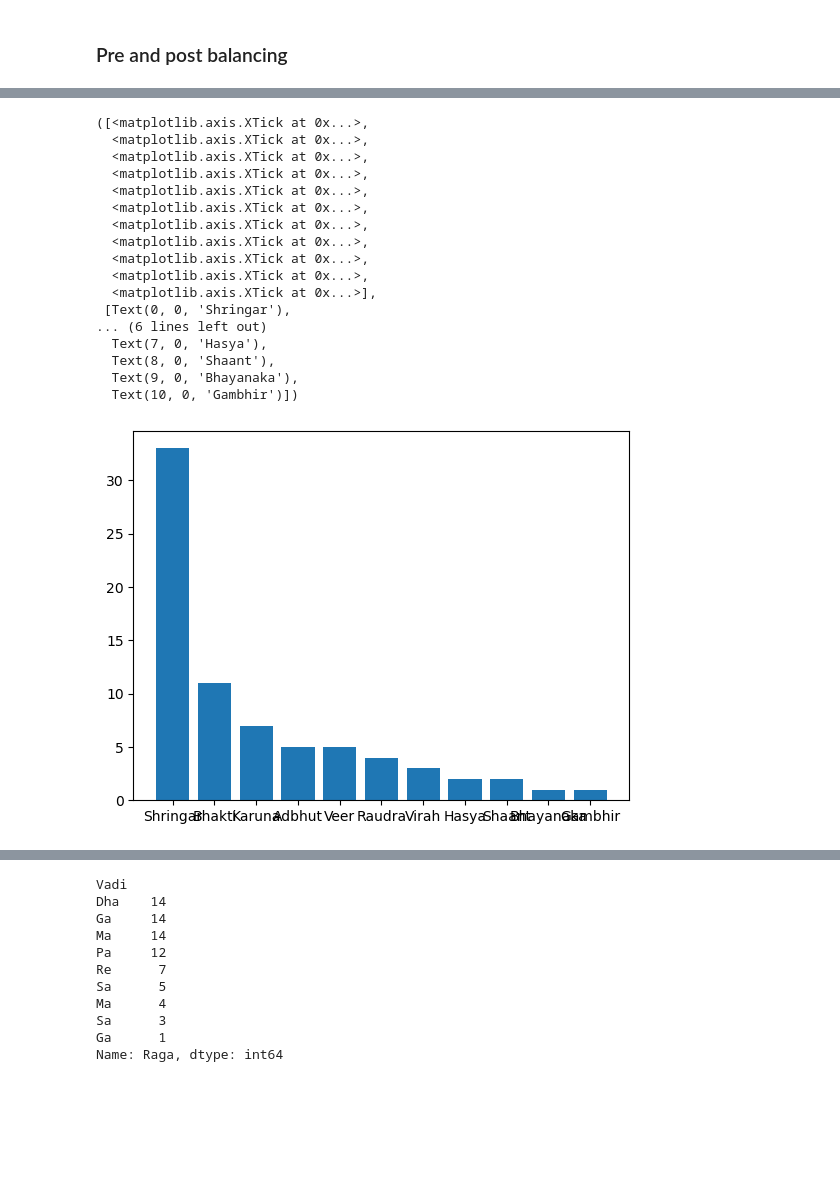
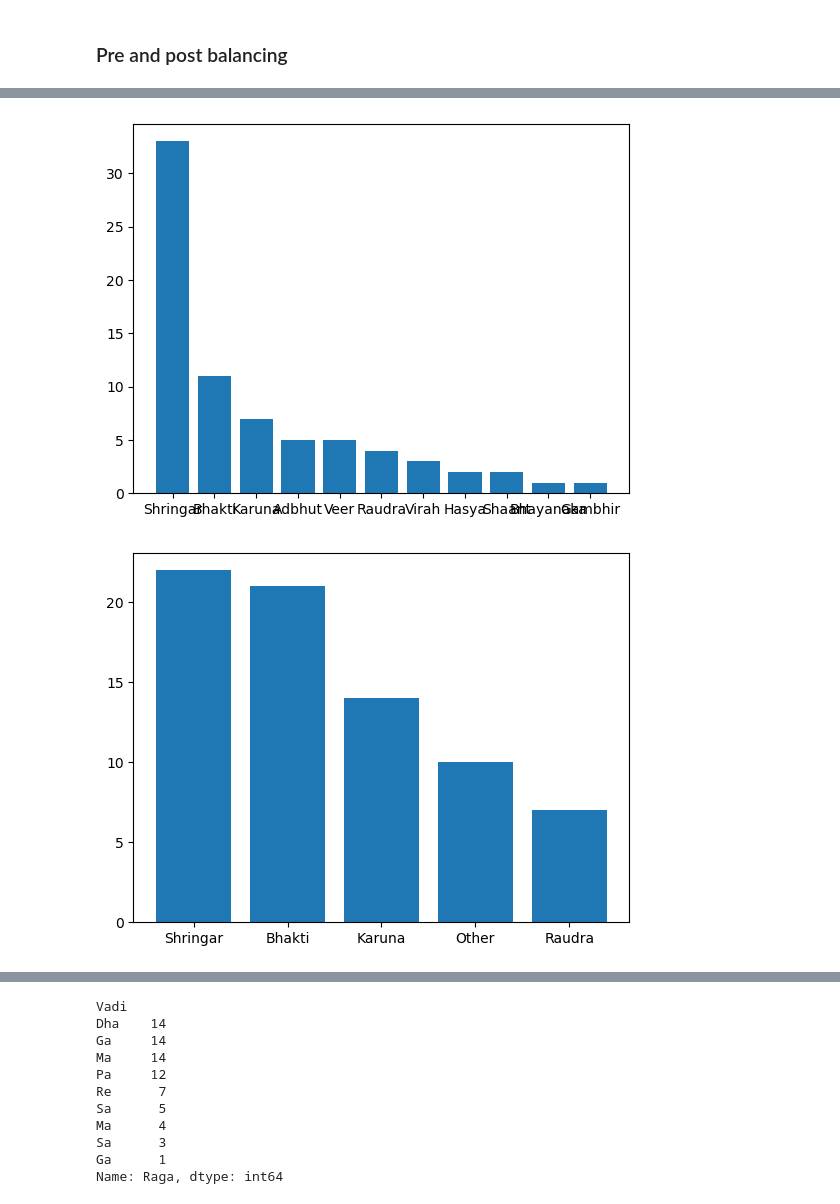
Before and after one commit to rhythmjain/ComputationalMusicology-TheRagaGuide, a Jupyter notebook: Dataset Balancing and plots.ipynb, the cells around one changed output, grey strips where cells are left out. Cells and saved outputs as stored; diff of their text form; code cells hidden in the pictures; blank space fills up the shorter version.

```diff
--- a/Dataset Balancing and plots.ipynb
+++ b/Dataset Balancing and plots.ipynb
@@ -52,43 +51,35 @@ display(raga_rasa.groupby(['Rasa']).count().sort_values('Raga', ascending=False)
 # %%
 #Pre and post balancing
 
 old = raga_rasa.groupby(['Rasa']).count().sort_values('Raga', ascending=False)
 
-
 new = raga_rasa.groupby(['ALT_Rasa']).count().sort_values('Raga', ascending=False)
 
+new_with_other = raga_rasa.groupby(['ALT_Rasa2']).count().sort_values('Raga', ascending=False)
 
-new[['Raga']].index
+
 alt_rasa_tally =  new[['Raga']]
 plt.bar(np.arange(0, 7, 1),alt_rasa_tally.values.flatten())
 plt.xticks(np.arange(0, 7, 1), new[['Raga']].index)
 
 plt.show()
 
-old[['Raga']].index
 old_rasa_tally =  old[['Raga']]
 plt.bar(np.arange(0, len(old), 1),old_rasa_tally.values.flatten())
 plt.xticks(np.arange(0, len(old), 1), old[['Raga']].index)
+
+plt.show()
+
+
+new_with_other_rasa_tally =  new_with_other[['Raga']]
+plt.bar(np.arange(0, len(new_with_other), 1),new_with_other_rasa_tally.values.flatten())
+plt.xticks(np.arange(0, len(new_with_other), 1), new_with_other[['Raga']].index)
+
+plt.show()
 # %% [output]
 [figure]
-([<matplotlib.axis.XTick at 0x...>,
-  <matplotlib.axis.XTick at 0x...>,
-  <matplotlib.axis.XTick at 0x...>,
-  <matplotlib.axis.XTick at 0x...>,
-  <matplotlib.axis.XTick at 0x...>,
-  <matplotlib.axis.XTick at 0x...>,
-  <matplotlib.axis.XTick at 0x...>,
-  <matplotlib.axis.XTick at 0x...>,
-  <matplotlib.axis.XTick at 0x...>,
-  <matplotlib.axis.XTick at 0x...>,
-  <matplotlib.axis.XTick at 0x...>],
- [Text(0, 0, 'Shringar'),
-... (6 lines left out)
-  Text(7, 0, 'Hasya'),
-  Text(8, 0, 'Shaant'),
-  Text(9, 0, 'Bhayanaka'),
-  Text(10, 0, 'Gambhir')])
 [figure]
+[figure, added]
 # %%
 #Pre and post balancing
 
```
Also changed, not shown: parts of 27 cells of this notebook, 9 other files.
